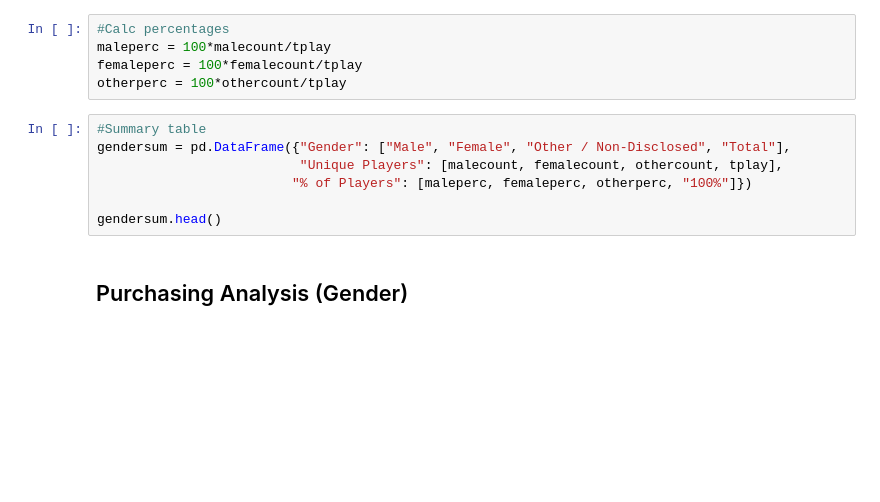
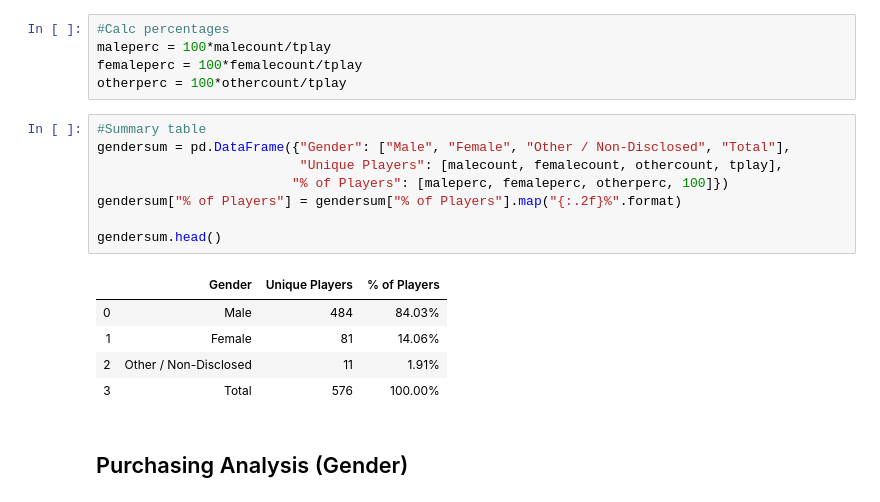
Before and after one commit to UncelSoogar/SMU_Homework, a Jupyter notebook: Submissions/4_Pandas/HeroesOfPymoli/HeroesOfPymoli.ipynb, the cells around one changed output. Saved outputs shown, nothing was run; the diff lists cells and outputs as text; blank space fills up the shorter version.

```diff
--- a/Submissions/4_Pandas/HeroesOfPymoli/HeroesOfPymoli.ipynb
+++ b/Submissions/4_Pandas/HeroesOfPymoli/HeroesOfPymoli.ipynb
@@ -76,10 +82,17 @@ otherperc = 100*othercount/tplay
 # %%
 #Summary table
 gendersum = pd.DataFrame({"Gender": ["Male", "Female", "Other / Non-Disclosed", "Total"],
                           "Unique Players": [malecount, femalecount, othercount, tplay],
-                         "% of Players": [maleperc, femaleperc, otherperc, "100%"]})
+                         "% of Players": [maleperc, femaleperc, otherperc, 100]})
+gendersum["% of Players"] = gendersum["% of Players"].map("{:.2f}%".format)
 
 gendersum.head()
+# %% [output]
+|  | Gender | Unique Players | % of Players |
+| 0 | Male | 484 | 84.03% |
+| 1 | Female | 81 | 14.06% |
+| 2 | Other / Non-Disclosed | 11 | 1.91% |
+| 3 | Total | 576 | 100.00% |
 # %% [markdown]
 
 ## Purchasing Analysis (Gender)
```
Also changed, not shown: parts of 27 cells of this notebook, 2 other files.
